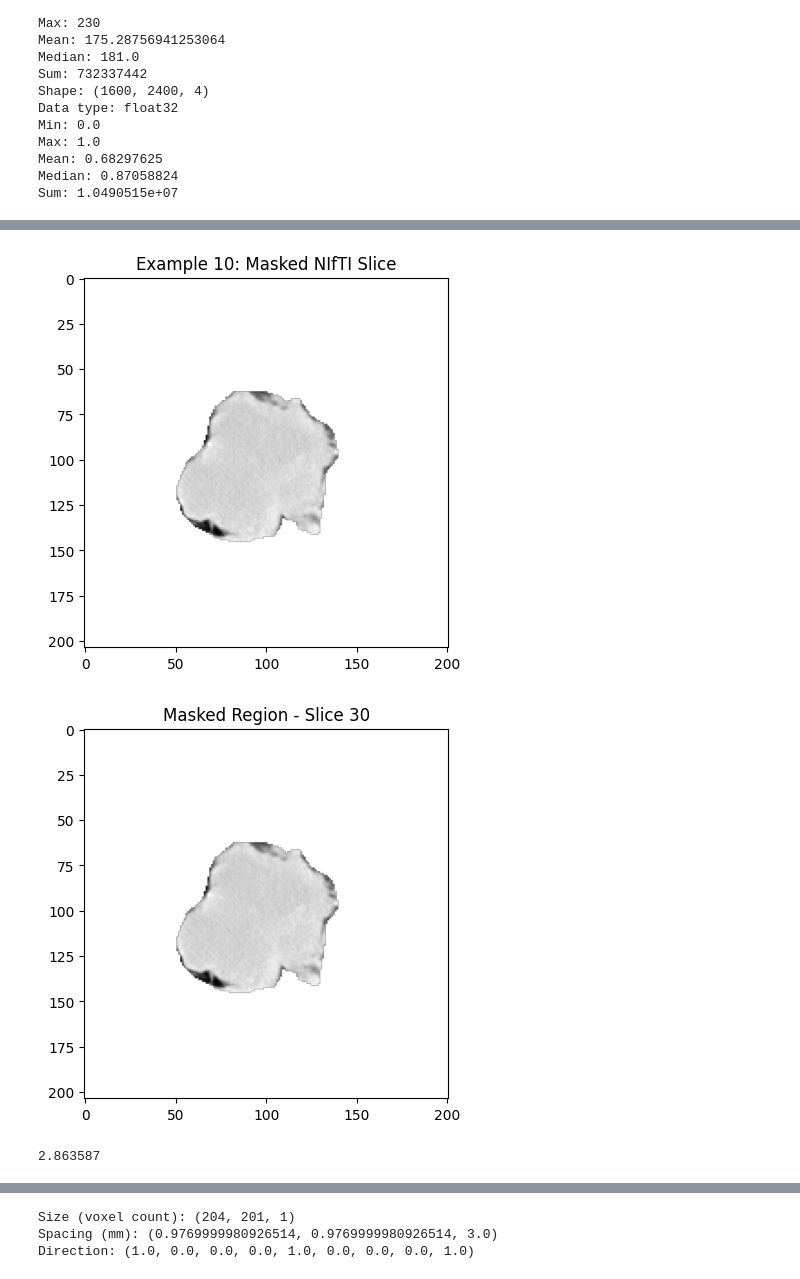
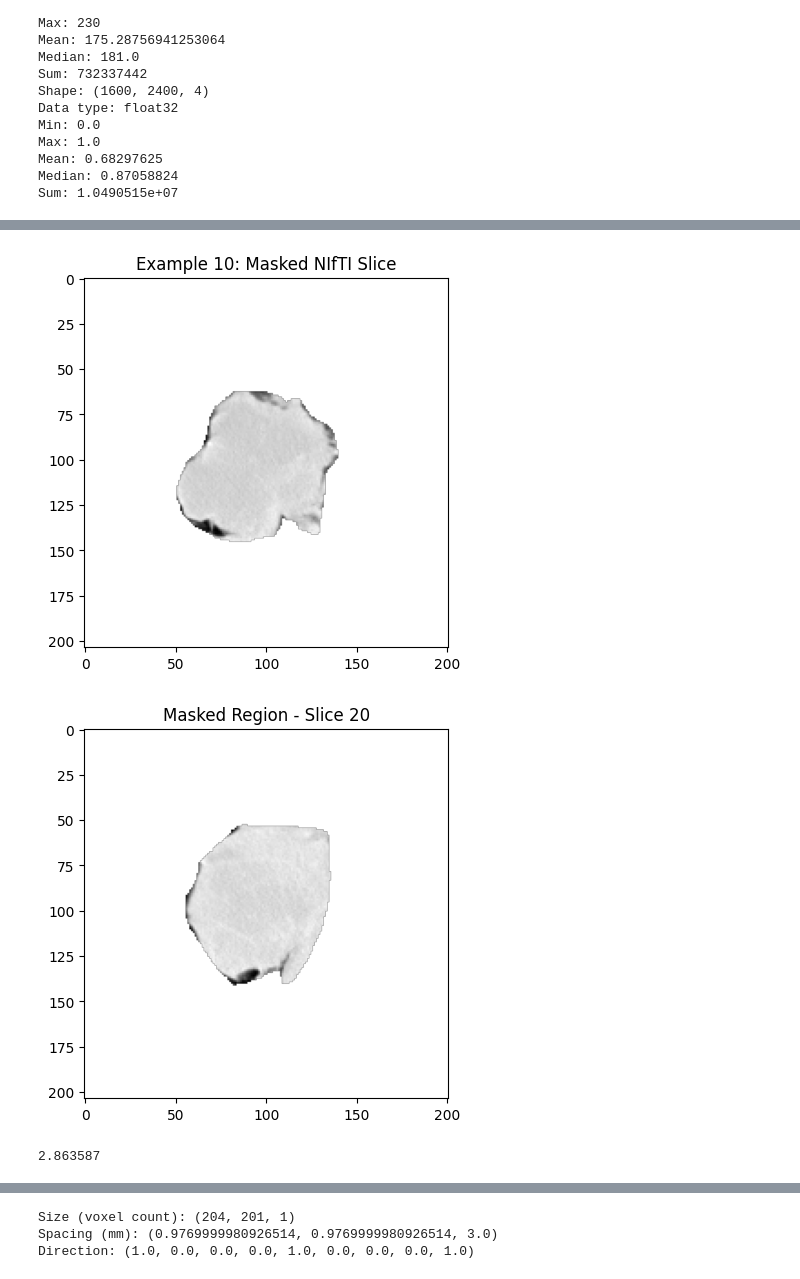
Before and after one commit to staldenhoefler/digitalBiomarkers, a Jupyter notebook: ex1/digital_biomarkers_imaging_ex1.ipynb, the cells around one changed output, grey strips where cells are left out. Saved outputs shown, nothing was run; the diff lists cells and outputs as text; code cells hidden in the pictures.

```diff
--- a/ex1/digital_biomarkers_imaging_ex1.ipynb
+++ b/ex1/digital_biomarkers_imaging_ex1.ipynb
@@ -288,33 +289,33 @@ masked_img = np.where(mask, img, np.nan)
 # Display one slice
 slice_idx = img.shape[2] // 2  # middle axial slice
 plt.imshow(masked_img[:, :, slice_idx], cmap="gray")
 plt.title("Example 10: Masked NIfTI Slice")
 plt.show()
 
 # Exercise 2.12:
 # Load mask.nii.gz.
 # - Select any slice.
 # - Display only the masked region
 # - Calculate voxel volume
 
 mask_nii = nib.load("./data/mask.nii.gz")
 mask = mask_nii.get_fdata().astype(bool)
 phantom_nii = nib.load("./data/phantom.nii.gz")
 img = phantom_nii.get_fdata()
 masked_img = np.where(mask, img, np.nan)
 
-slice_idx = mask.shape[2] // 2
+slice_idx = 20
 mask_slice = mask[:, :, slice_idx]
 
 plt.imshow(masked_img[:, :, slice_idx], cmap="gray")
 plt.title(f"Masked Region - Slice {slice_idx}")
 plt.show()
 
 
 voxel_dims = mask_nii.header.get_zooms()
 voxel_volume_nibabel = np.prod(voxel_dims)
 print(voxel_volume_nibabel)
 # %% [output]
 [figure]
-[figure, old version]
+[figure, new version]
 2.863587
```
Also changed, not shown: parts of 2 cells of this notebook, 1 other file.
